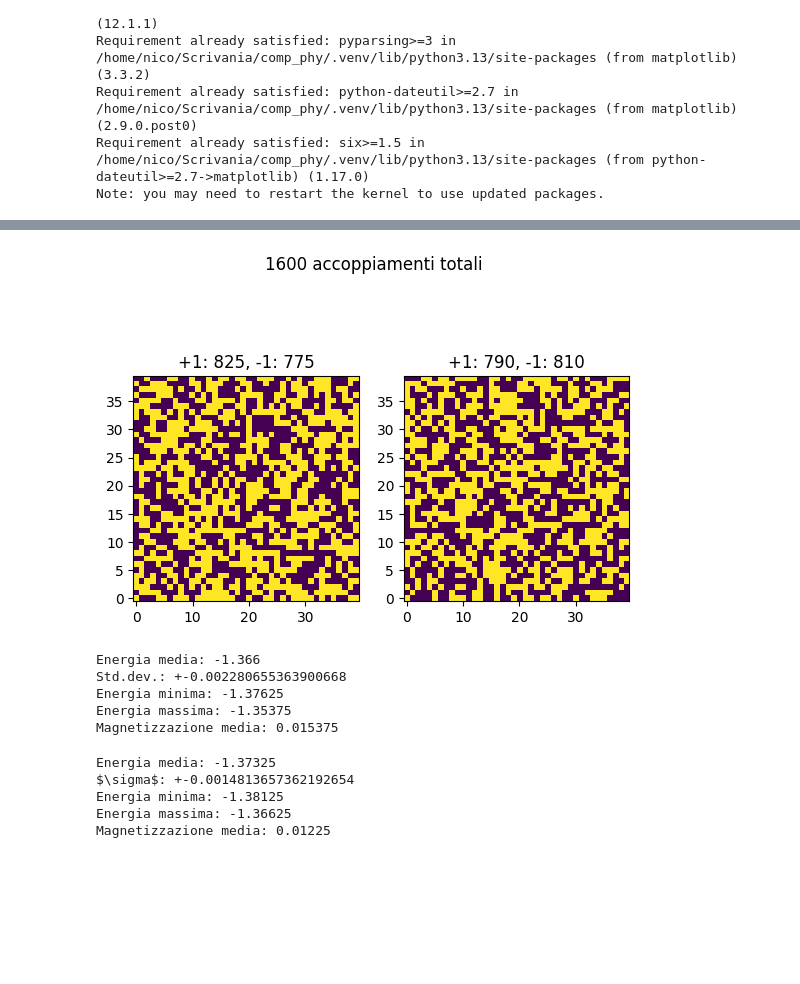
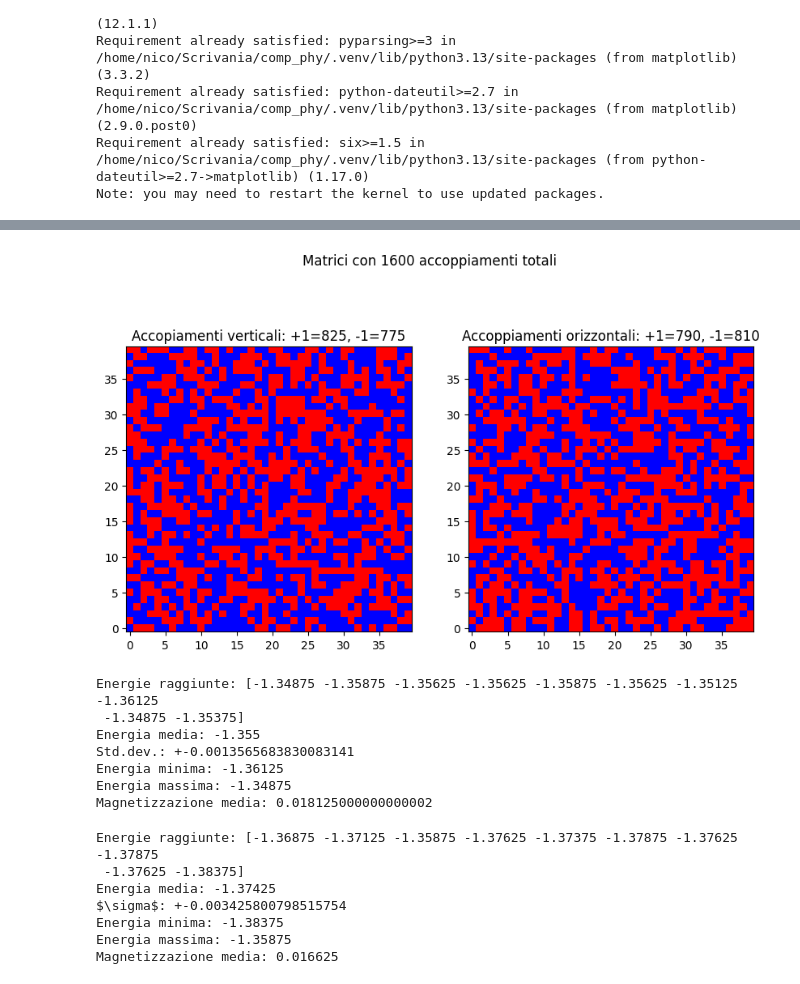
Before and after one commit to nicola-lamaddalena/computational_physics_course, a Jupyter notebook: rng/spin_glass/spin_glass.ipynb, the cells around one changed output, grey strips where cells are left out. Drawn from its saved outputs; the diff is of its cells as text; code cells hidden in the pictures; blank space fills up the shorter version.

Commit message:
SPIN GLASS: codice e grafici completati

```diff
--- a/rng/spin_glass/spin_glass.ipynb
+++ b/rng/spin_glass/spin_glass.ipynb
@@ -2,6 +2,8 @@
 %pip install numpy matplotlib
 import numpy as np
 import matplotlib.pyplot as plt
+from matplotlib.colors import ListedColormap
+plt.rcParams['figure.figsize'] = (12, 8)
 # %% [output]
 Requirement already satisfied: numpy in /home/nico/Scrivania/comp_phy/.venv/lib/python3.13/site-packages (2.4.3)
 Requirement already satisfied: matplotlib in /home/nico/Scrivania/comp_phy/.venv/lib/python3.13/site-packages (3.10.8)
@@ -19,3 +21,4 @@ Note: you may need to restart the kernel to use updated packages.
 L = 40
 T0, Tf = 5.0, 0.01
 ANN_STEPS = 2000
+CMAP = ListedColormap(["red", "blue"])
@@ -22,28 +41,28 @@ ANN_STEPS = 2000
 # %%
 rng = np.random.default_rng(seed=75)
 j_ver = rng.choice([-1,1], size=(L,L))
 j_hor = rng.choice([-1,1], size=(L,L))
 j_ver_up = 0
 j_hor_up = 0
 for i in range(L):
     for j in range(L):
         if j_ver[i,j] == 1:
             j_ver_up += 1
 
 for i in range(L):
     for j in range(L):
         if j_hor[i,j] == 1:
             j_hor_up += 1
 
-fig, (ax1, ax2) = plt.subplots(1,2)
-ax1.imshow(j_ver, origin="lower")
-ax1.set_title(f"+1: {j_ver_up}, -1: {L**2 - j_ver_up}")
-ax2.imshow(j_hor, origin="lower")
-ax2.set_title(f"+1: {j_hor_up}, -1: {L**2 - j_hor_up}")
-plt.suptitle(f"{L**2} accoppiamenti totali")
+fig, (ax1, ax2) = plt.subplots(1, 2, figsize=(10, 6))
+ax1.imshow(j_ver, origin="lower", cmap=CMAP)
+ax1.set_title(f"Accopiamenti verticali: +1={j_ver_up}, -1={L**2 - j_ver_up}")
+ax2.imshow(j_hor, origin="lower", cmap=CMAP)
+ax2.set_title(f"Accoppiamenti orizzontali: +1={j_hor_up}, -1={L**2 - j_hor_up}")
+plt.suptitle(f"Matrici con {L**2} accoppiamenti totali")
 plt.show()
 # %% [output]
-[figure, old version]
+[figure, new version]
 # %%
 def greedy_mc(lattice, checkerboard, j_ver, j_hor, T=0.0):
     kb = 1.0
@@ -101,17 +124,20 @@ for i in range(run):
 
 spin_errs = np.std(spin_energies, ddof=1) / np.sqrt(run)
 # %%
+print(f"Energie raggiunte: {spin_energies}")
 print(f"Energia media: {np.mean(spin_energies)}")
 print(f"Std.dev.: +-{np.std(spin_energies, ddof=1) / np.sqrt(run)}")
 print(f"Energia minima: {np.min(spin_energies)}")
 print(f"Energia massima: {np.max(spin_energies)}")
 print(f"Magnetizzazione media: {np.mean(spin_magns)}")
 # %% [output]
-Energia media: -1.366
-Std.dev.: +-0.002280655363900668
-Energia minima: -1.37625
-Energia massima: -1.35375
-Magnetizzazione media: 0.015375
+Energie raggiunte: [-1.34875 -1.35875 -1.35625 -1.35625 -1.35875 -1.35625 -1.35125 -1.36125
+ -1.34875 -1.35375]
+Energia media: -1.355
+Std.dev.: +-0.0013565683830083141
+Energia minima: -1.36125
+Energia massima: -1.34875
+Magnetizzazione media: 0.018125000000000002
 # %%
 run = 10
 energies_metro = np.zeros(run)
@@ -130,14 +156,17 @@ for i in range(run):
 
 metro_errs = np.std(energies_metro, ddof=1) / np.sqrt(run)
 # %%
+print(f"Energie raggiunte: {energies_metro}")
 print(f"Energia media: {np.mean(energies_metro)}")
 print(rf"$\sigma$: +-{np.std(energies_metro, ddof=1) / np.sqrt(run)}")
 print(f"Energia minima: {np.min(energies_metro)}")
 print(f"Energia massima: {np.max(energies_metro)}")
 print(f"Magnetizzazione media: {np.mean(magns_metro)}")
 # %% [output]
-Energia media: -1.37325
-$\sigma$: +-0.0014813657362192654
-Energia minima: -1.38125
-Energia massima: -1.36625
-Magnetizzazione media: 0.01225
+Energie raggiunte: [-1.36875 -1.37125 -1.35875 -1.37625 -1.37375 -1.37875 -1.37625 -1.37875
+ -1.37625 -1.38375]
+Energia media: -1.37425
+$\sigma$: +-0.003425800798515754
+Energia minima: -1.38375
+Energia massima: -1.35875
+Magnetizzazione media: 0.016625
```
Also changed, not shown: parts of 16 cells of this notebook.
